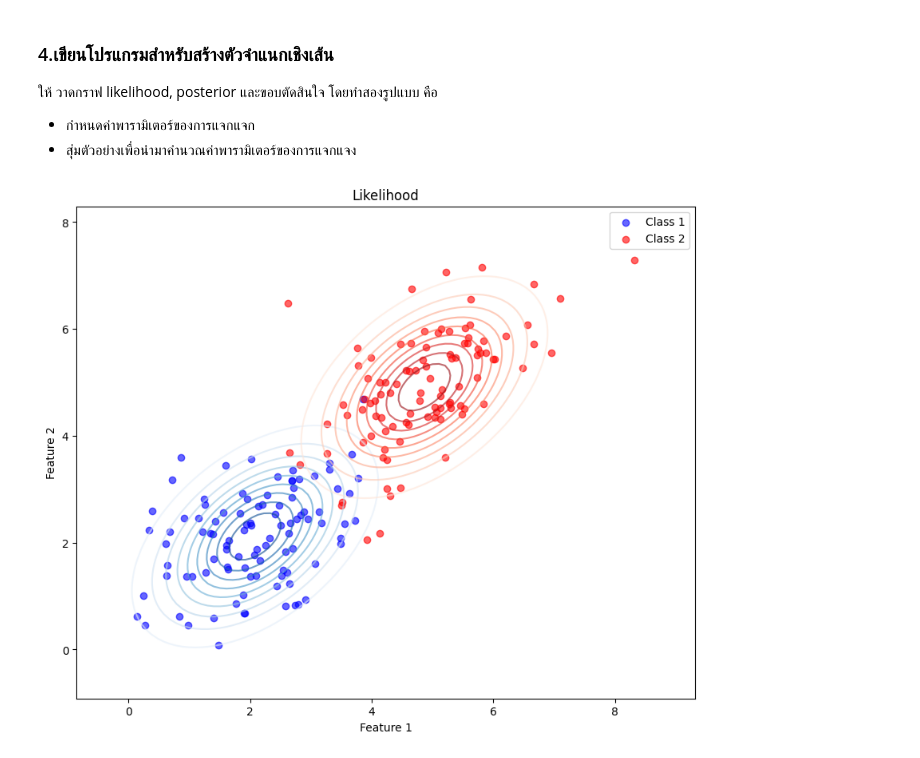
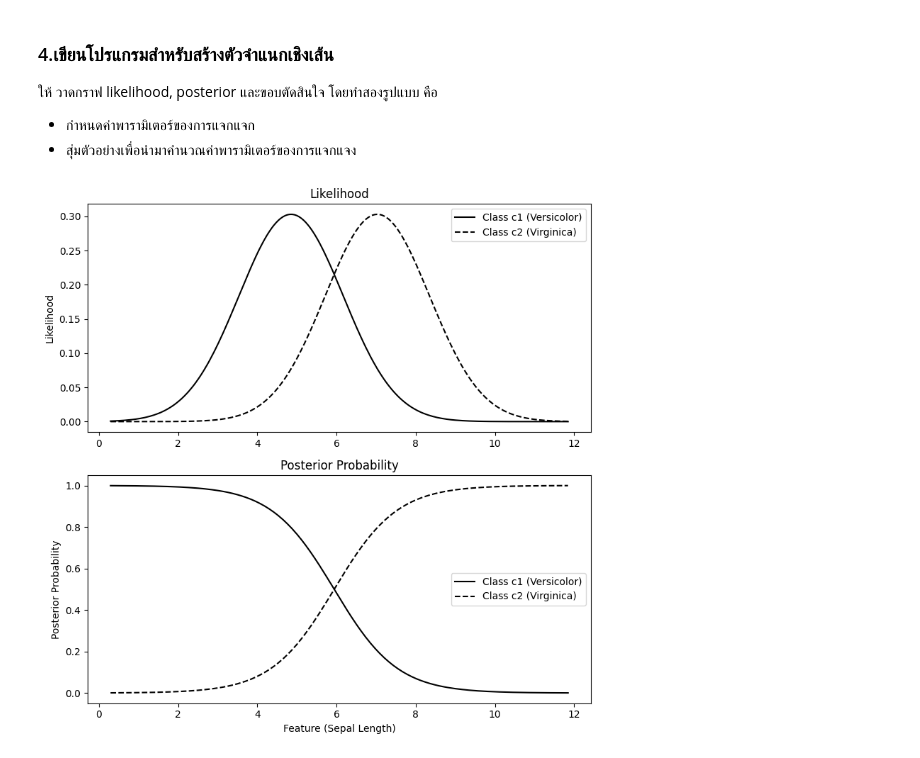
Before and after one commit to MLol-3/Machine-learning-class67, a Jupyter notebook: Bayes/Q4.ipynb, the cells around one changed output. Drawn from its saved outputs; the diff is of its cells as text; code cells hidden in the pictures.

```diff
--- a/Bayes/Q4.ipynb
+++ b/Bayes/Q4.ipynb
@@ -38,59 +38,53 @@ def lda_predict(x, mu1, mu2, shared_cov, prior1, prior2):
     posterior2 = likelihood2 * prior2
     return likelihood1, likelihood2, posterior1, posterior2
 
-# วาดกราฟ likelihood
-def plot_likelihood(X1, X2, mu1, mu2, shared_cov):
-    plt.figure(figsize=(10, 8))
+# ฟังก์ชันวาดกราฟ Likelihood และ Posterior แบบรวม
+def plot_likelihood_and_posterior(X1, X2, mu1, mu2, shared_cov):
+    # เตรียมข้อมูลสำหรับ plotting
     x_min, x_max = min(X1[:, 0].min(), X2[:, 0].min()) - 1, max(X1[:, 0].max(), X2[:, 0].max()) + 1
-    y_min, y_max = min(X1[:, 1].min(), X2[:, 1].min()) - 1, max(X1[:, 1].max(), X2[:, 1].max()) + 1
-    xx, yy = np.meshgrid(np.linspace(x_min, x_max, 100), np.linspace(y_min, y_max, 100))
-    grid = np.c_[xx.ravel(), yy.ravel()]
+    x_range = np.linspace(x_min, x_max, 200)
 
-    likelihood1, likelihood2, _, _ = lda_predict(grid, mu1, mu2, shared_cov, prior1=0.5, prior2=0.5)
-    likelihood1 = likelihood1.reshape(xx.shape)
-    likelihood2 = likelihood2.reshape(xx.shape)
-
-    # วาด contour สำหรับ likelihood
-    plt.contour(xx, yy, likelihood1, levels=10, cmap='Blues', alpha=0.6, label='Likelihood Class 1')
-    plt.contour(xx, yy, likelihood2, levels=10, cmap='Reds', alpha=0.6, label='Likelihood Class 2')
-
-    # วาดข้อมูล
-    plt.scatter(X1[:, 0], X1[:, 1], label='Class 1', alpha=0.6, color='blue')
-    plt.scatter(X2[:, 0], X2[:, 1], label='Class 2', alpha=0.6, color='red')
-
-    plt.title('Likelihood')
-    plt.xlabel('Feature 1')
-    plt.ylabel('Feature 2')
-    plt.legend()
-    plt.show()
-
-# วาดกราฟ posterior
-def plot_posterior(X1, X2, mu1, mu2, shared_cov):
-    plt.figure(figsize=(10, 8))
-    x_min, x_max = min(X1[:, 0].min(), X2[:, 0].min()) - 1, max(X1[:, 0].max(), X2[:, 0].max()) + 1
-    y_min, y_max = min(X1[:, 1].min(), X2[:, 1].min()) - 1, max(X1[:, 1].max(), X2[:, 1].max()) + 1
-    xx, yy = np.meshgrid(np.linspace(x_min, x_max, 100), np.linspace(y_min, y_max, 100))
-    grid = np.c_[xx.ravel(), yy.ravel()]
-
+    # กำหนด prior สำหรับแต่ละ class
     prior1 = len(X1) / (len(X1) + len(X2))
     prior2 = len(X2) / (len(X1) + len(X2))
 
-    _, _, posterior1, posterior2 = lda_predict(grid, mu1, mu2, shared_cov, prior1, prior2)
-    posterior1 = posterior1.reshape(xx.shape)
-    posterior2 = posterior2.reshape(xx.shape)
+    # คำนวณ likelihood และ posterior สำหรับช่วงข้อมูล
+    likelihood1, likelihood2, posterior1, posterior2 = lda_predict(x_range, mu1, mu2, shared_cov, prior1, prior2)
 
-    # วาด contour สำหรับ posterior
-    plt.contourf(xx, yy, posterior1 - posterior2, levels=0, cmap='coolwarm', alpha=0.3)
+    # สร้าง subplot
+    fig, axs = plt.subplots(2, 1, figsize=(8, 8))
 
-    # วาดข้อมูล
-    plt.scatter(X1[:, 0], X1[:, 1], label='Class 1', alpha=0.6, color='blue')
-    plt.scatter(X2[:, 0], X2[:, 1], label='Class 2', alpha=0.6, color='red')
+    # วาดกราฟ Likelihood
+    axs[0].plot(x_range, likelihood1, label='Class c1 (Versicolor)', color='black')
+    axs[0].plot(x_range, likelihood2, label='Class c2 (Virginica)', color='black', linestyle='dashed')
+    axs[0].set_title('Likelihood')
+    axs[0].set_ylabel('Likelihood')
+    axs[0].legend()
 
-    plt.title('Posterior')
-    plt.xlabel('Feature 1')
-    plt.ylabel('Feature 2')
-    plt.legend()
+    # วาดกราฟ Posterior Probability
+    axs[1].plot(x_range, posterior1 / (posterior1 + posterior2), label='Class c1 (Versicolor)', color='black')
+    axs[1].plot(x_range, posterior2 / (posterior1 + posterior2), label='Class c2 (Virginica)', color='black', linestyle='dashed')
+    axs[1].set_title('Posterior Probability')
+    axs[1].set_xlabel('Feature (Sepal Length)')
+    axs[1].set_ylabel('Posterior Probability')
+    axs[1].legend()
+
+    plt.tight_layout()
     plt.show()
+
+# กรณีที่ 1: กำหนดค่าพารามิเตอร์ของการแจกแจง
+mu1 = [5]
+mu2 = [7]
+cov = [[2]]  # Covariance เป็นตัวเลขเดี่ยวสำหรับ 1D
+n_samples = 100
+
+# สร้างข้อมูล
+X1, X2 = generate_data(n_samples, mu1, mu2, cov, random_state=42)
+mu1_hat, mu2_hat, shared_cov_hat = lda_fit(X1, X2)
+
+# วาดกราฟ Likelihood และ Posterior
+plot_likelihood_and_posterior(X1, X2, mu1_hat, mu2_hat, shared_cov_hat)
+
 
 # วาดกราฟขอบตัดสินใจ
 def plot_decision_boundary(X1, X2, mu1, mu2, shared_cov):
@@ -104,34 +98,31 @@ def plot_decision_boundary(X1, X2, mu1, mu2, shared_cov):
     prior2 = len(X2) / (len(X1) + len(X2))
 
     _, _, posterior1, posterior2 = lda_predict(grid, mu1, mu2, shared_cov, prior1, prior2)
     posterior1 = posterior1.reshape(xx.shape)
     posterior2 = posterior2.reshape(xx.shape)
 
     # วาด contour เส้นขอบตัดสินใจ
     plt.contour(xx, yy, posterior1 - posterior2, levels=[0], colors='k', linewidths=2)
 
     # วาดข้อมูล
     plt.scatter(X1[:, 0], X1[:, 1], label='Class 1', alpha=0.6, color='blue')
     plt.scatter(X2[:, 0], X2[:, 1], label='Class 2', alpha=0.6, color='red')
 
     plt.title('Decision Boundary')
     plt.xlabel('Feature 1')
     plt.ylabel('Feature 2')
     plt.legend()
     plt.show()
 
 # กรณีที่ 1: กำหนดค่าพารามิเตอร์ของการแจกแจง
 mu1 = [2, 2]
 mu2 = [5, 5]
 cov = [[1, 0.5], [0.5, 1]] # Covariance เดียวกัน
 n_samples = 100
 
 X1, X2 = generate_data(n_samples, mu1, mu2, cov, random_state=42)
 mu1_hat, mu2_hat, shared_cov_hat = lda_fit(X1, X2)
 
-# วาดกราฟทั้ง 3 แบบ
-plot_likelihood(X1, X2, mu1_hat, mu2_hat, shared_cov_hat)
-plot_posterior(X1, X2, mu1_hat, mu2_hat, shared_cov_hat)
 plot_decision_boundary(X1, X2, mu1_hat, mu2_hat, shared_cov_hat)
 # %% [output]
-[figure, old version]
+[figure, new version]
```
Also changed, not shown: parts of 2 cells of this notebook.
